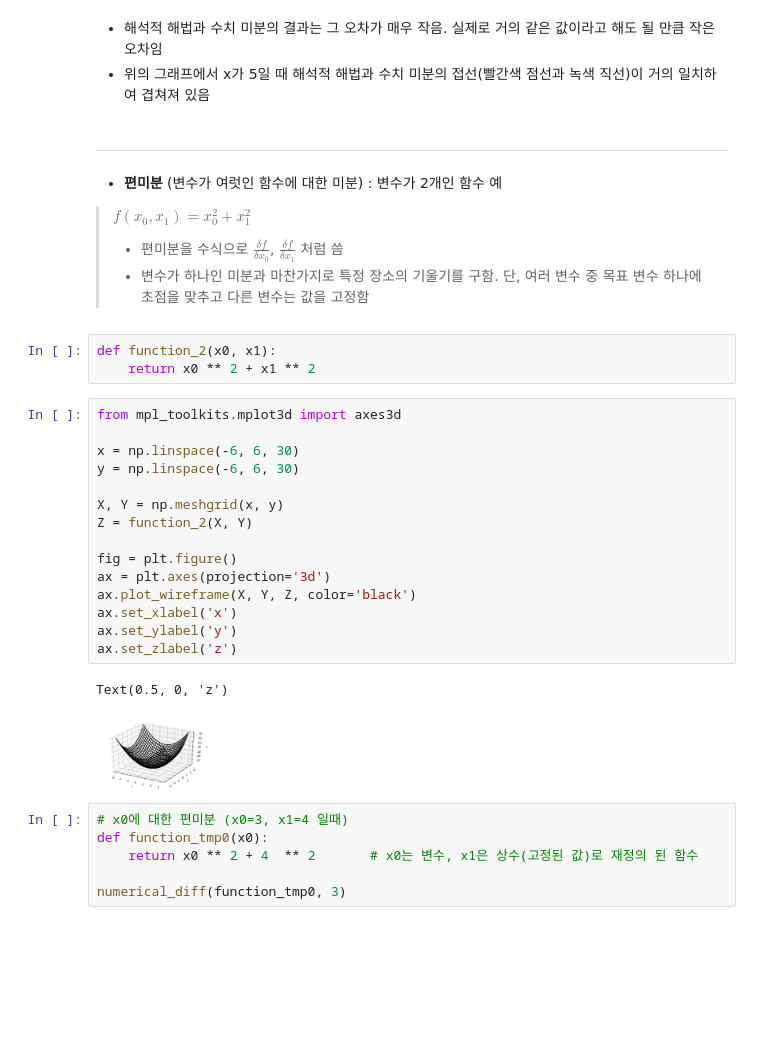
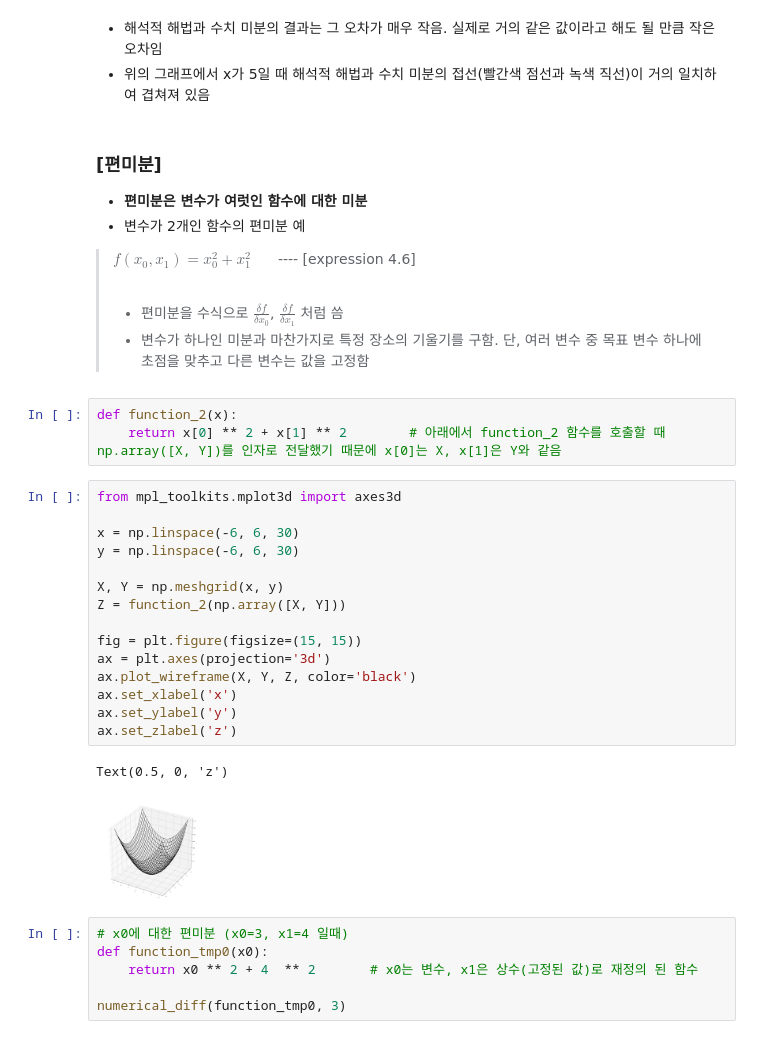
Before and after one commit to cloudallera/deep-learning-from-scratch, a Jupyter notebook: _mystudy/04_neuralnet_training.ipynb, the cells around one changed output. Saved outputs shown, nothing was run; the diff lists cells and outputs as text; blank space fills up the shorter version.

```diff
--- a/_mystudy/04_neuralnet_training.ipynb
+++ b/_mystudy/04_neuralnet_training.ipynb
@@ -268,32 +276,34 @@ plt.plot(x, y3, "--", c='r')
 - 해석적 해법과 수치 미분의 결과는 그 오차가 매우 작음. 실제로 거의 같은 값이라고 해도 될 만큼 작은 오차임
 - 위의 그래프에서 x가 5일 때 해석적 해법과 수치 미분의 접선(빨간색 점선과 녹색 직선)이 거의 일치하여 겹쳐져 있음
 # %% [markdown]
----
-- **편미분** (변수가 여럿인 함수에 대한 미분) : 변수가 2개인 함수 예
-> $f(x_0, x_1) = x_0^2 + x_1^2$
+### [편미분]
+
+- **편미분은 변수가 여럿인 함수에 대한 미분**
+- 변수가 2개인 함수의 편미분 예
+> $f(x_0, x_1) = x_0^2 + x_1^2$ &nbsp;&nbsp;&nbsp;&nbsp; ---- \[expression 4.6] <br><br>
 > - 편미분을 수식으로 $\frac{\delta f}{\delta x_0}$, $\frac{\delta f}{\delta x_1}$ 처럼 씀
 > - 변수가 하나인 미분과 마찬가지로 특정 장소의 기울기를 구함. 단, 여러 변수 중 목표 변수 하나에 초점을 맞추고 다른 변수는 값을 고정함
-# %%
-def function_2(x0, x1):
-    return x0 ** 2 + x1 ** 2
+# %%
+def function_2(x):
+    return x[0] ** 2 + x[1] ** 2        # 아래에서 function_2 함수를 호출할 때 np.array([X, Y])를 인자로 전달했기 때문에 x[0]는 X, x[1]은 Y와 같음
 # %%
 from mpl_toolkits.mplot3d import axes3d
 
 x = np.linspace(-6, 6, 30)
 y = np.linspace(-6, 6, 30)
 
 X, Y = np.meshgrid(x, y)
-Z = function_2(X, Y)
+Z = function_2(np.array([X, Y]))
 
-fig = plt.figure()
+fig = plt.figure(figsize=(15, 15))
 ax = plt.axes(projection='3d')
 ax.plot_wireframe(X, Y, Z, color='black')
 ax.set_xlabel('x')
 ax.set_ylabel('y')
 ax.set_zlabel('z')
 # %% [output]
 Text(0.5, 0, 'z')
-[figure, old version]
+[figure, new version]
 # %%
 # x0에 대한 편미분 (x0=3, x1=4 일때)
 def function_tmp0(x0):
```
Also changed, not shown: parts of 25 cells of this notebook.
